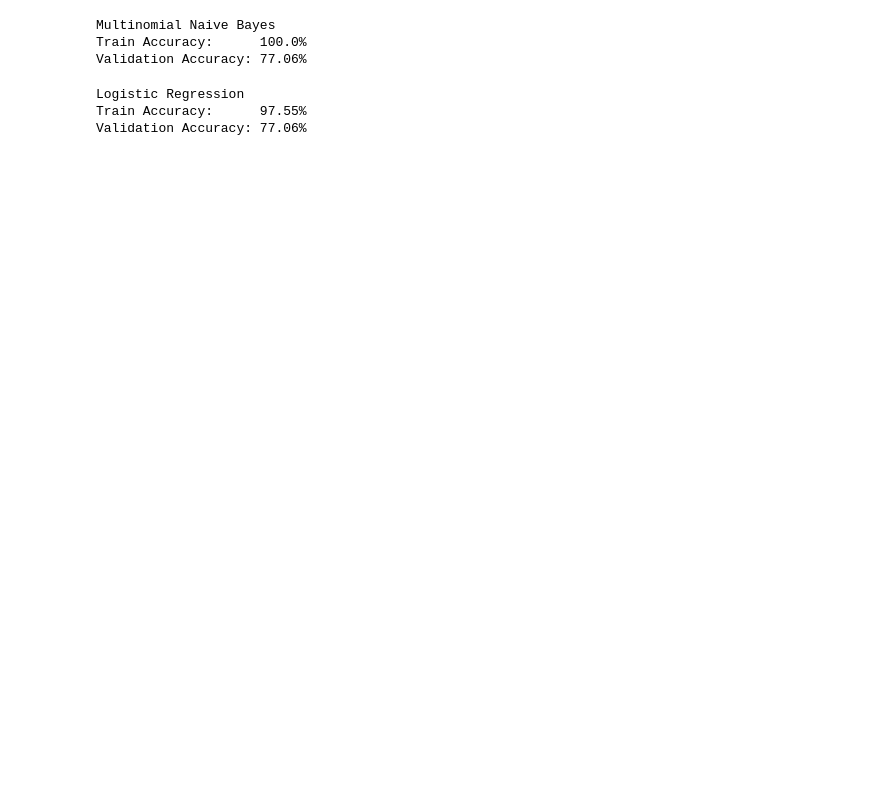
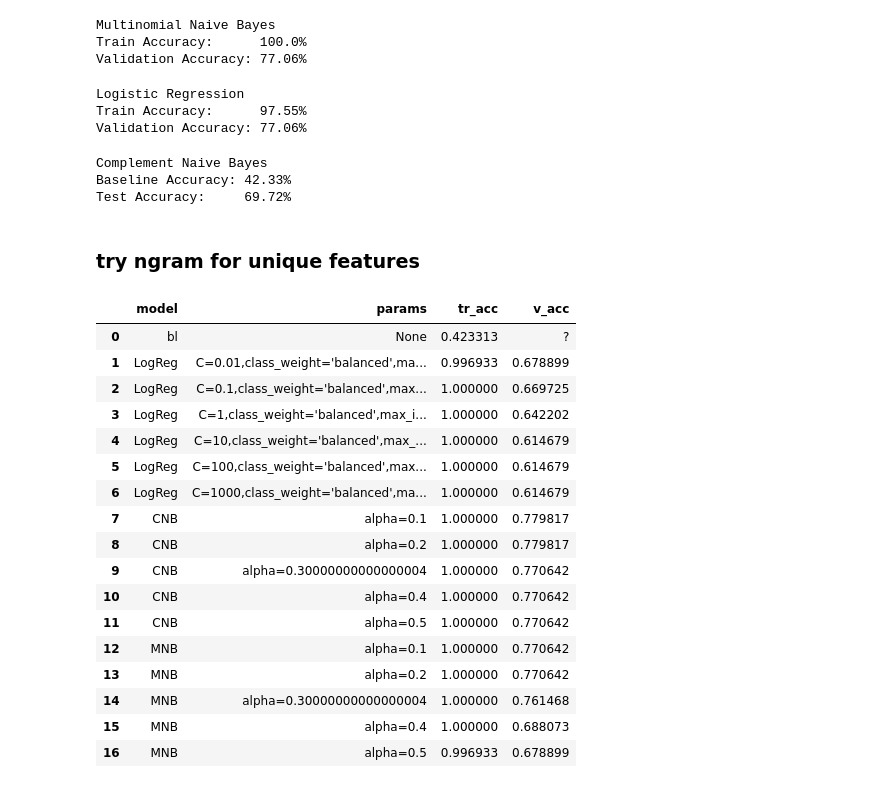
Before and after one commit to pagel-rltk/readme_tellme_repo_lang, a Jupyter notebook: tyler_modeling.ipynb, the cells around one changed output. Cells and saved outputs as stored; diff of their text form; code cells hidden in the pictures; blank space fills up the shorter version.

Commit message:
add ngrams for features in modeling

```diff
--- a/tyler_modeling.ipynb
+++ b/tyler_modeling.ipynb
@@ -654,3 +648,33 @@ m.log_model(Xtr_tfidf[feat],y_train,Xv_tfidf[feat],y_val)
 Logistic Regression
 Train Accuracy:      97.55%
 Validation Accuracy: 77.06%
+# %%
+m.test_model(Xtr_tfidf[feat],y_train,Xt_tfidf[feat],y_test)
+# %% [output]
+Complement Naive Bayes
+Baseline Accuracy: 42.33%
+Test Accuracy:     69.72%
+# %% [markdown]
+### try ngram for unique features
+# %%
+cv_ngram_metrics1 = m.class_models(Xtr_cv,y_train,Xv_cv,y_val)
+cv_ngram_metrics1
+# %% [output]
+|  | model | params | tr_acc | v_acc |
+| 0 | bl | None | 0.423313 | ? |
+| 1 | LogReg | C=0.01,class_weight='balanced',ma... | 0.996933 | 0.678899 |
+| 2 | LogReg | C=0.1,class_weight='balanced',max... | 1.000000 | 0.669725 |
+| 3 | LogReg | C=1,class_weight='balanced',max_i... | 1.000000 | 0.642202 |
+| 4 | LogReg | C=10,class_weight='balanced',max_... | 1.000000 | 0.614679 |
+| 5 | LogReg | C=100,class_weight='balanced',max... | 1.000000 | 0.614679 |
+| 6 | LogReg | C=1000,class_weight='balanced',ma... | 1.000000 | 0.614679 |
+| 7 | CNB | alpha=0.1 | 1.000000 | 0.779817 |
+| 8 | CNB | alpha=0.2 | 1.000000 | 0.779817 |
+| 9 | CNB | alpha=0.30000000000000004 | 1.000000 | 0.770642 |
+| 10 | CNB | alpha=0.4 | 1.000000 | 0.770642 |
+| 11 | CNB | alpha=0.5 | 1.000000 | 0.770642 |
+| 12 | MNB | alpha=0.1 | 1.000000 | 0.770642 |
+| 13 | MNB | alpha=0.2 | 1.000000 | 0.770642 |
+| 14 | MNB | alpha=0.30000000000000004 | 1.000000 | 0.761468 |
+| 15 | MNB | alpha=0.4 | 1.000000 | 0.688073 |
+| 16 | MNB | alpha=0.5 | 0.996933 | 0.678899 |
```
Also changed, not shown: parts of 21 cells of this notebook, 1 other file.
